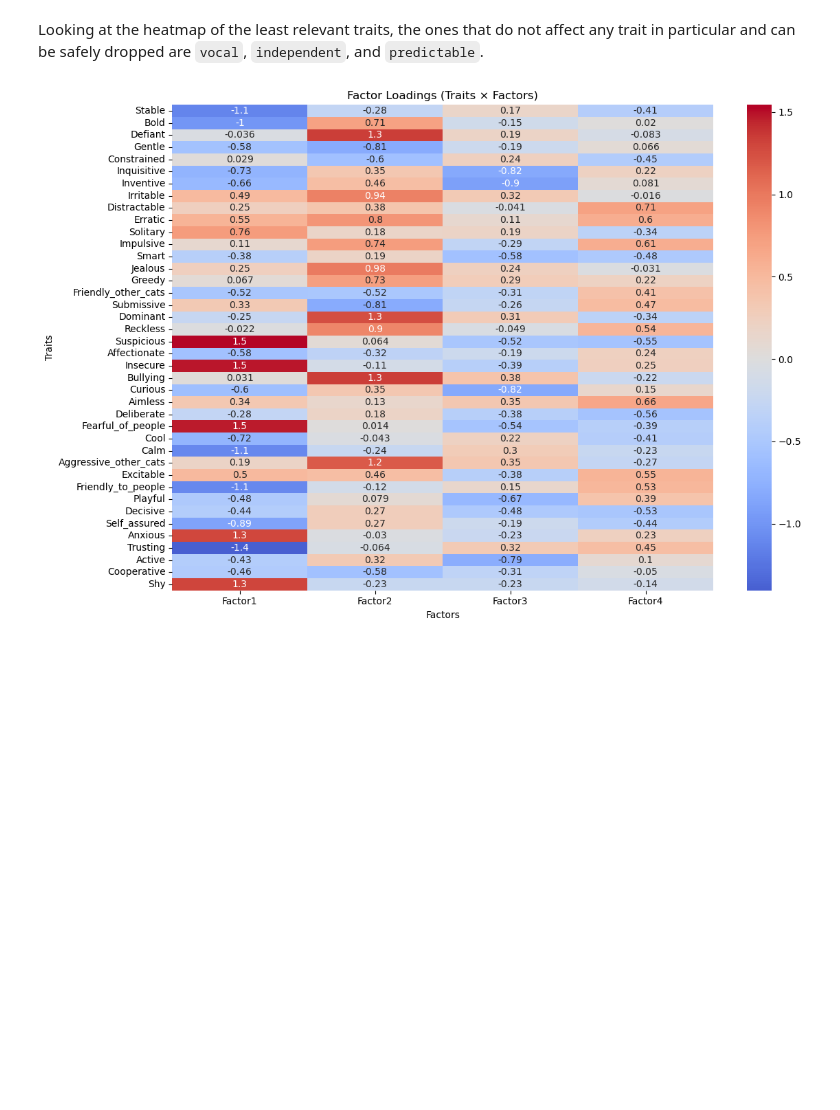
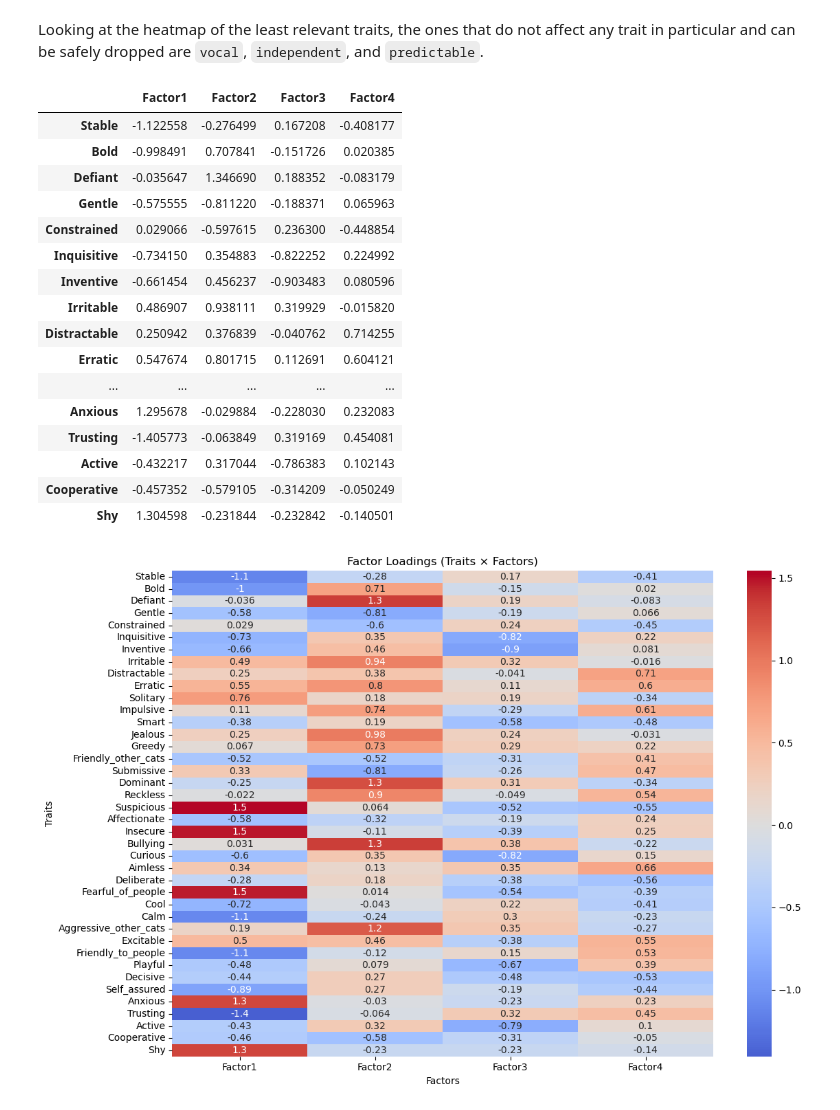
Before and after one commit to lemonsterpie/LHL-Final-Cat-Personality-Clustering, a Jupyter notebook: notebooks/dimensionality_reduction.ipynb, the cells around one changed output. Drawn from its saved outputs; the diff is of its cells as text; code cells hidden in the pictures; blank space fills up the shorter version.

```diff
--- a/notebooks/dimensionality_reduction.ipynb
+++ b/notebooks/dimensionality_reduction.ipynb
@@ -191,6 +191,26 @@ fa1 = fa.fit_transform(traits.values)
 loadings = pd.DataFrame(fa.components_.T,
                         index=traits.columns,
                         columns=[f"Factor{i+1}" for i in range(4)])
+# %%
+loadings
+# %% [output]
+|  | Factor1 | Factor2 | Factor3 | Factor4 |
+| Stable | -1.122558 | -0.276499 | 0.167208 | -0.408177 |
+| Bold | -0.998491 | 0.707841 | -0.151726 | 0.020385 |
+| Defiant | -0.035647 | 1.346690 | 0.188352 | -0.083179 |
+| Gentle | -0.575555 | -0.811220 | -0.188371 | 0.065963 |
+| Constrained | 0.029066 | -0.597615 | 0.236300 | -0.448854 |
+| Inquisitive | -0.734150 | 0.354883 | -0.822252 | 0.224992 |
+| Inventive | -0.661454 | 0.456237 | -0.903483 | 0.080596 |
+| Irritable | 0.486907 | 0.938111 | 0.319929 | -0.015820 |
+| Distractable | 0.250942 | 0.376839 | -0.040762 | 0.714255 |
+| Erratic | 0.547674 | 0.801715 | 0.112691 | 0.604121 |
+| ... | ... | ... | ... | ... |
+| Anxious | 1.295678 | -0.029884 | -0.228030 | 0.232083 |
+| Trusting | -1.405773 | -0.063849 | 0.319169 | 0.454081 |
+| Active | -0.432217 | 0.317044 | -0.786383 | 0.102143 |
+| Cooperative | -0.457352 | -0.579105 | -0.314209 | -0.050249 |
+| Shy | 1.304598 | -0.231844 | -0.232842 | -0.140501 |
 # %%
 plt.figure(figsize=(12, 8))
 sns.heatmap(loadings, cmap='coolwarm', center=0, annot=True)
```
Also changed, not shown: parts of 1 cell of this notebook, 4 other files.
